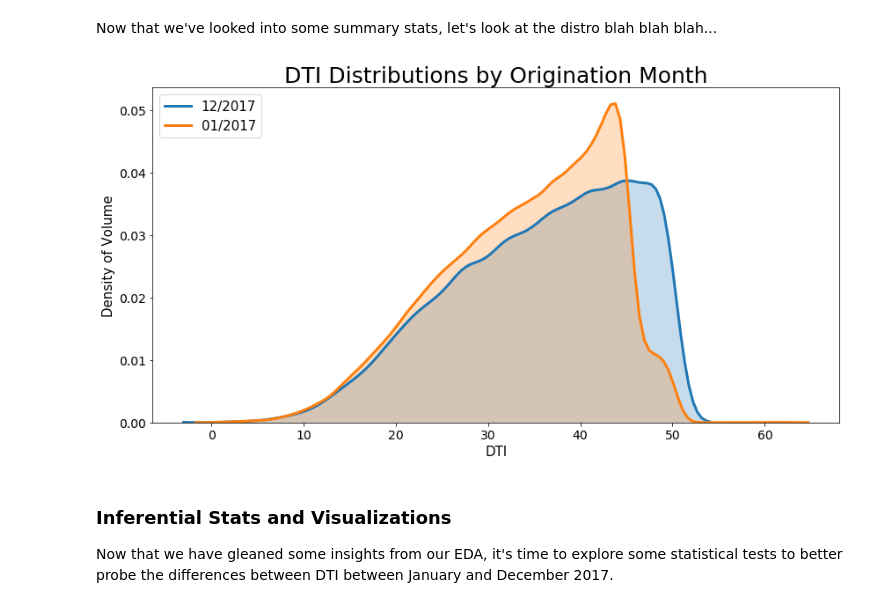
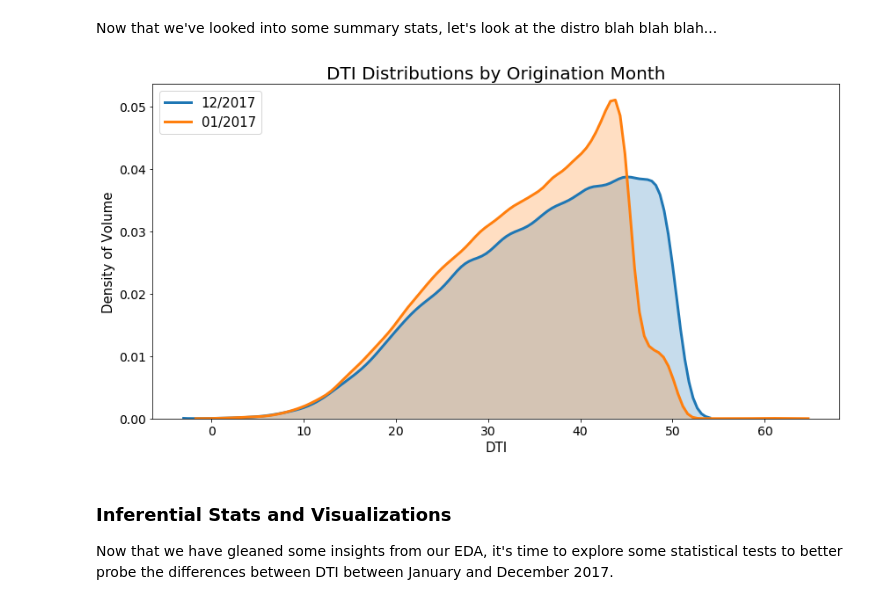
Before and after one commit to pmaji/practical-python-data-viz-guide, a Jupyter notebook: notebooks/main_lecture_nb.ipynb, the cells around one changed output. Cells and saved outputs as stored; diff of their text form; code cells hidden in the pictures.

```diff
--- a/notebooks/main_lecture_nb.ipynb
+++ b/notebooks/main_lecture_nb.ipynb
@@ -272,35 +272,35 @@ for origination_date in dti_df['orig_dte'].unique() :
     dti_dist_ax = sns.distplot(
         dti_df.loc[dti_df['orig_dte']== origination_date,'dti'],
         hist = False,
         kde = True,
         kde_kws = {
             'shade': True,
             'linewidth':3
         },
         label = origination_date
     )
 ;
 
 # taking care of a few final aesthetic tweaks:
 # setting the axes labels and title
 dti_dist_ax.set(
     xlabel="DTI",
     ylabel="Density of Volume",
     title ="DTI Distributions by Origination Month"
 )
 # specifying the legend location and size, and tweaking other font sizes
 dti_dist_ax.legend(loc=2, prop={'size': 15})
 dti_dist_ax.yaxis.label.set_size(15)
 dti_dist_ax.xaxis.label.set_size(15)
-dti_dist_ax.title.set_size(25)
+dti_dist_ax.title.set_size(20)
 plt.yticks(fontsize=14)
 plt.xticks(fontsize=14)
 
 ;
 # saving out the plot
 plt.savefig(fname = '../media/dti_origmonth_dist_plot.png')
 # %% [output]
-[figure, old version]
+[figure, new version]
 # %% [markdown]
 ### Inferential Stats and Visualizations
 
```
Also changed, not shown: parts of 3 cells of this notebook, 4 other files.
